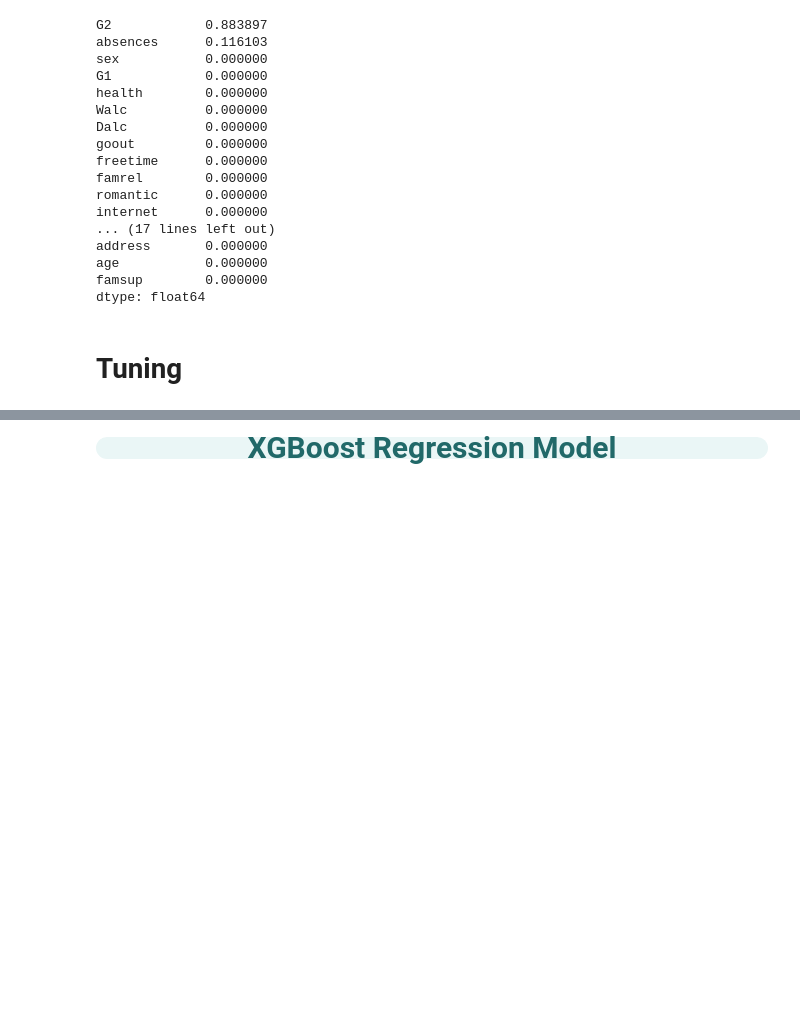
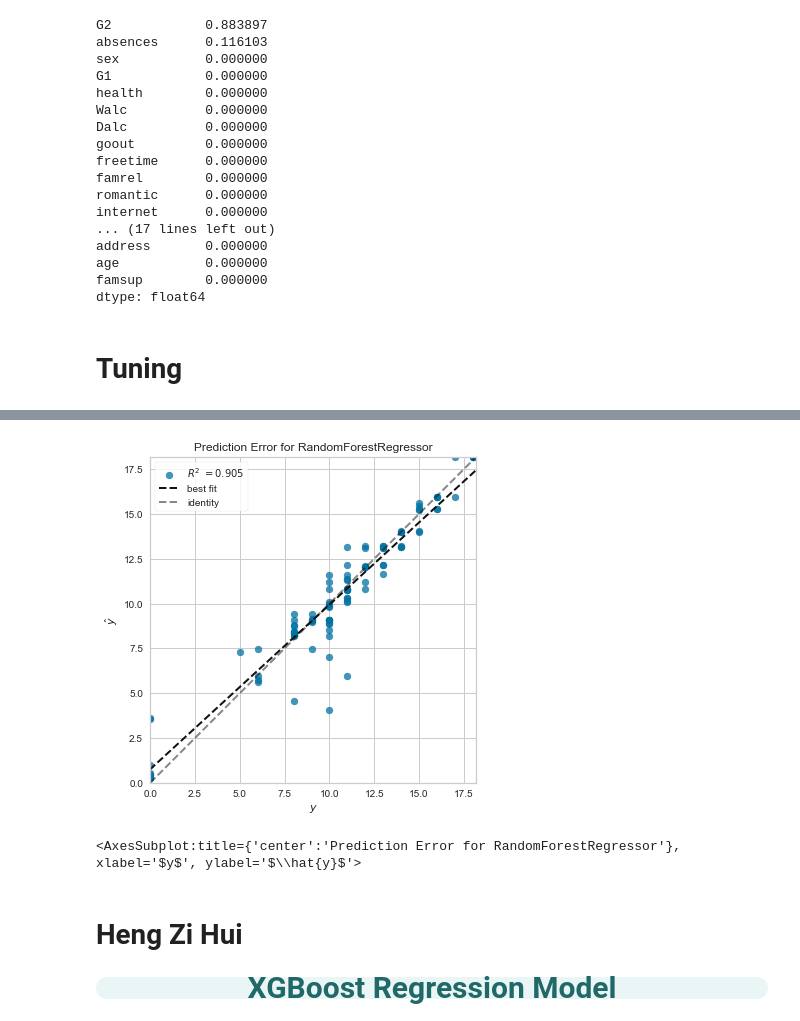
Before and after one commit to Heng-Zi-Hui/DSAI-Mini-Project, a Jupyter notebook: DSAI_Project/FinalProject.ipynb, the cells around one changed output, grey strips where cells are left out. Cells and saved outputs as stored; diff of their text form; code cells hidden in the pictures; blank space fills up the shorter version.

```diff
--- a/DSAI_Project/FinalProject.ipynb
+++ b/DSAI_Project/FinalProject.ipynb
@@ -1101,0 +1106,10 @@ cross val testing mse: 3.3381228766829665
+# %%
+plt.rcParams['figure.figsize'] = (10,6)
+x_ax=range(len(X_test))
+
+plt.plot(x_ax,y_test,label='Observed',color ='r',linestyle ='-')
+plt.plot(x_ax,y_test_pred,label='Predicted',color ='b',linestyle ='--')
+plt.ylabel('G3')
+plt.xlabel('Testing sample data')
+plt.legend(bbox_to_anchor = (0.5,-0.2), loc = 'lower center',ncol= 2, frameon = False)
+plt.show()
@@ -1102,3 +1118,15 @@ cross val testing mse: 3.3381228766829665
+# %%
+#Plot prediction errors
+from yellowbrick.regressor import PredictionError
+visualizer = PredictionError(rf_reg_final)
+visualizer.fit(X_train,y_train)
+visualizer.score(X_test, y_test)
+visualizer.poof()
+# %% [output]
+[figure, added]
+<AxesSubplot:title={'center':'Prediction Error for RandomForestRegressor'}, xlabel='$y$', ylabel='$\\hat{y}$'>
+# %% [markdown]
+# Heng Zi Hui
 # %% [markdown]
 <div style='color: #216969;
            background-color: #EAF6F6;
```
Also changed, not shown: parts of 18 cells of this notebook.
